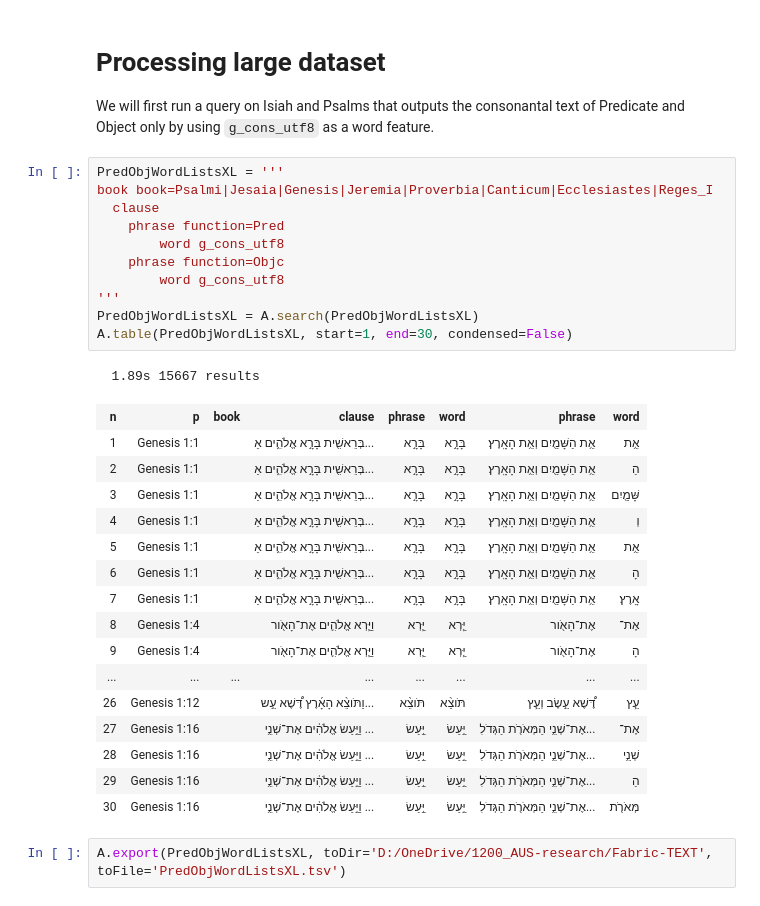
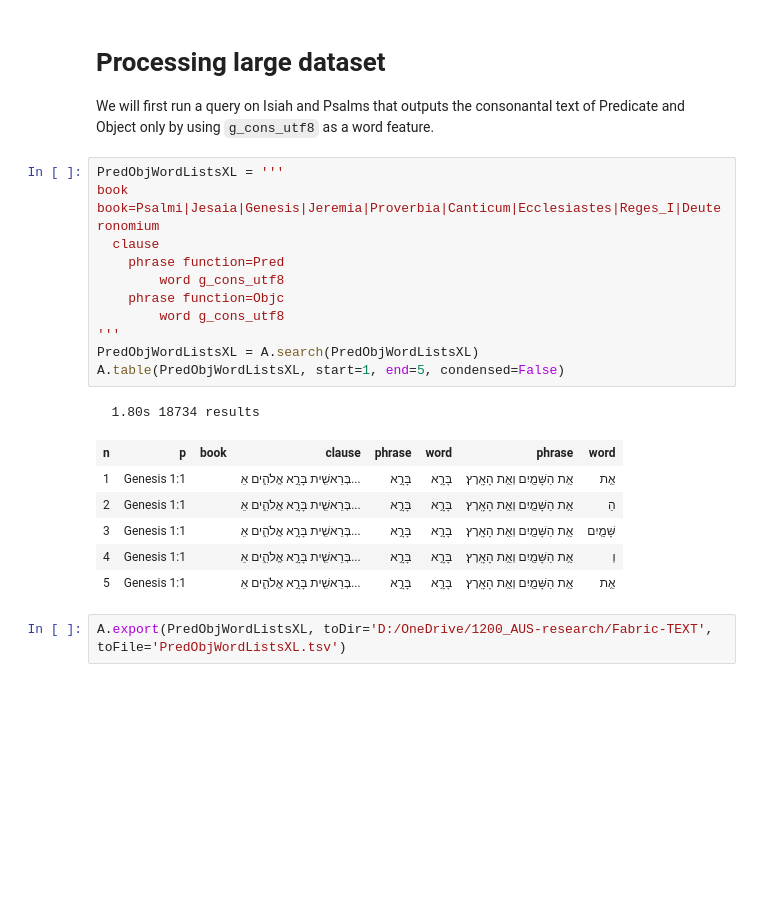
Before and after one commit to oliverglanz/Text-Fabric, a Jupyter notebook: LCS/0000_ETCBC-TF_2101-BHS_ETCBC_LCS_o.glanz _prof-edition.ipynb, the cells around one changed output. Cells and saved outputs as stored; diff of their text form; blank space fills up the shorter version.

```diff
--- a/LCS/0000_ETCBC-TF_2101-BHS_ETCBC_LCS_o.glanz _prof-edition.ipynb
+++ b/LCS/0000_ETCBC-TF_2101-BHS_ETCBC_LCS_o.glanz _prof-edition.ipynb
@@ -529,33 +529,23 @@ PredObjcWordLists.where(PredObjcWordLists['LCSObjcPredMeanMatch'] > 0.4)
 We will first run a query on Isiah and Psalms that outputs the consonantal text of Predicate and Object only by using `g_cons_utf8` as a word feature.
 # %%
 PredObjWordListsXL = '''
-book book=Psalmi|Jesaia|Genesis|Jeremia|Proverbia|Canticum|Ecclesiastes|Reges_I
+book book=Psalmi|Jesaia|Genesis|Jeremia|Proverbia|Canticum|Ecclesiastes|Reges_I|Deuteronomium
   clause
     phrase function=Pred
         word g_cons_utf8
     phrase function=Objc
         word g_cons_utf8
 '''
 PredObjWordListsXL = A.search(PredObjWordListsXL)
-A.table(PredObjWordListsXL, start=1, end=30, condensed=False)
+A.table(PredObjWordListsXL, start=1, end=5, condensed=False)
 # %% [output]
-  1.89s 15667 results
+  1.80s 18734 results
 | n | p | book | clause | phrase | word | phrase | word |
 | 1 | Genesis 1:1 |  | בְּרֵאשִׁ֖ית בָּרָ֣א אֱלֹהִ֑ים אֵ... | בָּרָ֣א | בָּרָ֣א | אֵ֥ת הַשָּׁמַ֖יִם וְאֵ֥ת הָאָֽרֶץ׃ | אֵ֥ת |
 | 2 | Genesis 1:1 |  | בְּרֵאשִׁ֖ית בָּרָ֣א אֱלֹהִ֑ים אֵ... | בָּרָ֣א | בָּרָ֣א | אֵ֥ת הַשָּׁמַ֖יִם וְאֵ֥ת הָאָֽרֶץ׃ | הַ |
 | 3 | Genesis 1:1 |  | בְּרֵאשִׁ֖ית בָּרָ֣א אֱלֹהִ֑ים אֵ... | בָּרָ֣א | בָּרָ֣א | אֵ֥ת הַשָּׁמַ֖יִם וְאֵ֥ת הָאָֽרֶץ׃ | שָּׁמַ֖יִם |
 | 4 | Genesis 1:1 |  | בְּרֵאשִׁ֖ית בָּרָ֣א אֱלֹהִ֑ים אֵ... | בָּרָ֣א | בָּרָ֣א | אֵ֥ת הַשָּׁמַ֖יִם וְאֵ֥ת הָאָֽרֶץ׃ | וְ |
 | 5 | Genesis 1:1 |  | בְּרֵאשִׁ֖ית בָּרָ֣א אֱלֹהִ֑ים אֵ... | בָּרָ֣א | בָּרָ֣א | אֵ֥ת הַשָּׁמַ֖יִם וְאֵ֥ת הָאָֽרֶץ׃ | אֵ֥ת |
-| 6 | Genesis 1:1 |  | בְּרֵאשִׁ֖ית בָּרָ֣א אֱלֹהִ֑ים אֵ... | בָּרָ֣א | בָּרָ֣א | אֵ֥ת הַשָּׁמַ֖יִם וְאֵ֥ת הָאָֽרֶץ׃ | הָ |
-| 7 | Genesis 1:1 |  | בְּרֵאשִׁ֖ית בָּרָ֣א אֱלֹהִ֑ים אֵ... | בָּרָ֣א | בָּרָ֣א | אֵ֥ת הַשָּׁמַ֖יִם וְאֵ֥ת הָאָֽרֶץ׃ | אָֽרֶץ׃ |
-| 8 | Genesis 1:4 |  | וַיַּ֧רְא אֱלֹהִ֛ים אֶת־הָאֹ֖ור | יַּ֧רְא | יַּ֧רְא | אֶת־הָאֹ֖ור | אֶת־ |
-| 9 | Genesis 1:4 |  | וַיַּ֧רְא אֱלֹהִ֛ים אֶת־הָאֹ֖ור | יַּ֧רְא | יַּ֧רְא | אֶת־הָאֹ֖ור | הָ |
-| ... | ... | ... | ... | ... | ... | ... | ... |
-| 26 | Genesis 1:12 |  | וַתֹּוצֵ֨א הָאָ֜רֶץ דֶּ֠שֶׁא עֵ֣ש... | תֹּוצֵ֨א | תֹּוצֵ֨א | דֶּ֠שֶׁא עֵ֣שֶׂב וְעֵ֧ץ | עֵ֧ץ |
-| 27 | Genesis 1:16 |  | וַיַּ֣עַשׂ אֱלֹהִ֔ים אֶת־שְׁנֵ֥י ... | יַּ֣עַשׂ | יַּ֣עַשׂ | אֶת־שְׁנֵ֥י הַמְּאֹרֹ֖ת הַגְּדֹלִ... | אֶת־ |
-| 28 | Genesis 1:16 |  | וַיַּ֣עַשׂ אֱלֹהִ֔ים אֶת־שְׁנֵ֥י ... | יַּ֣עַשׂ | יַּ֣עַשׂ | אֶת־שְׁנֵ֥י הַמְּאֹרֹ֖ת הַגְּדֹלִ... | שְׁנֵ֥י |
-| 29 | Genesis 1:16 |  | וַיַּ֣עַשׂ אֱלֹהִ֔ים אֶת־שְׁנֵ֥י ... | יַּ֣עַשׂ | יַּ֣עַשׂ | אֶת־שְׁנֵ֥י הַמְּאֹרֹ֖ת הַגְּדֹלִ... | הַ |
-| 30 | Genesis 1:16 |  | וַיַּ֣עַשׂ אֱלֹהִ֔ים אֶת־שְׁנֵ֥י ... | יַּ֣עַשׂ | יַּ֣עַשׂ | אֶת־שְׁנֵ֥י הַמְּאֹרֹ֖ת הַגְּדֹלִ... | מְּאֹרֹ֖ת |
 # %%
 A.export(PredObjWordListsXL, toDir='D:/OneDrive/1200_AUS-research/Fabric-TEXT', toFile='PredObjWordListsXL.tsv')
 # %%
```
Also changed, not shown: parts of 20 cells of this notebook.
